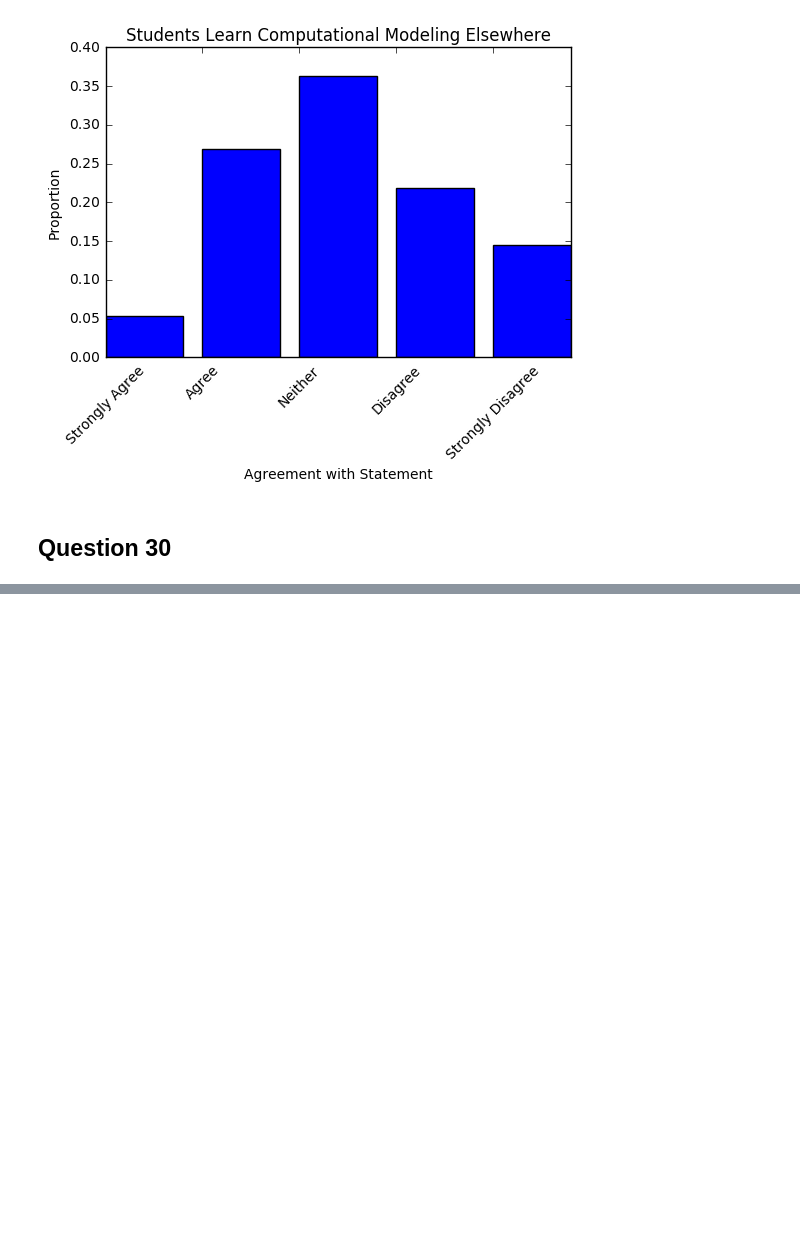
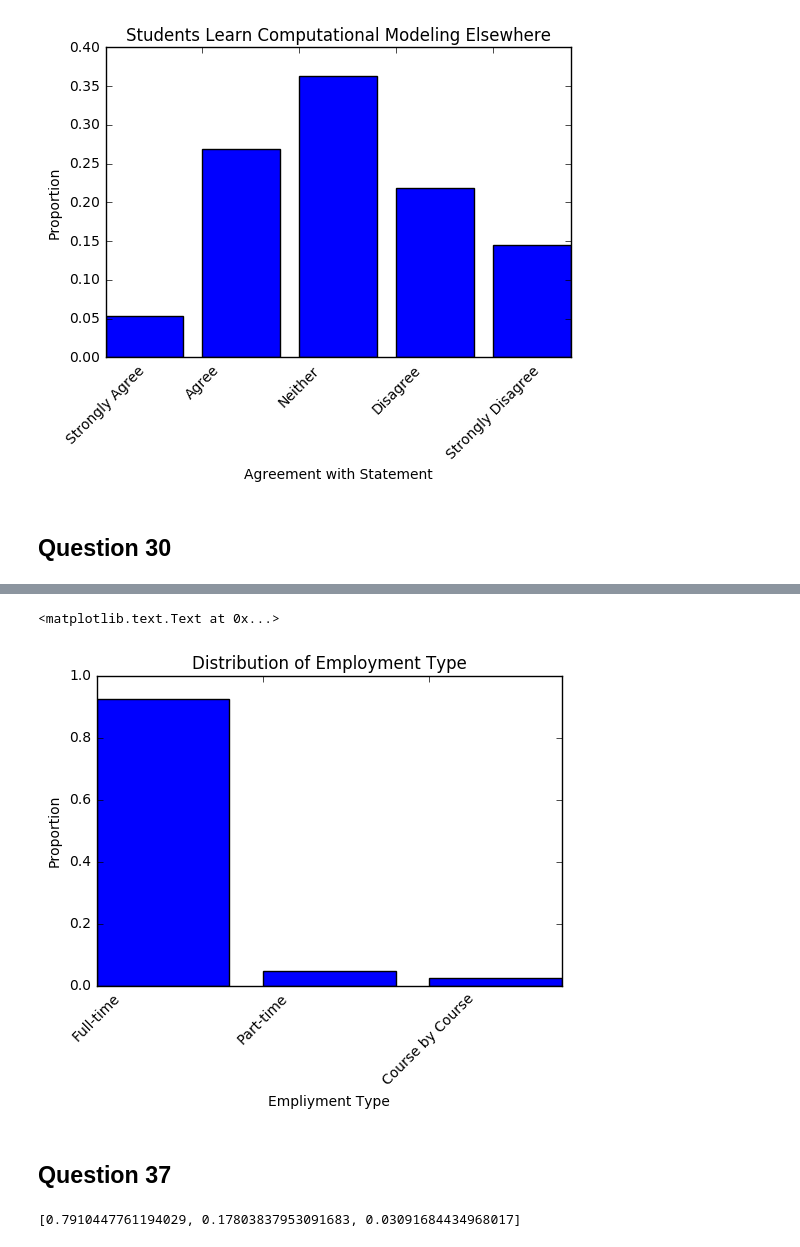
Before and after one commit to PERLMSU/Computational-Education-Data, a Jupyter notebook: Computation data.ipynb, the cells around one changed output, grey strips where cells are left out. Cells and saved outputs as stored; diff of their text form; code cells hidden in the pictures; blank space fills up the shorter version.

```diff
--- a/Computation data.ipynb
+++ b/Computation data.ipynb
@@ -1828,0 +1914,34 @@ print(Feild_High_Deg_Dist)
+# %%
+Ans35 = ['Full-time', 'Part-time', 'Course by Course']
+Tick35 = [1,2,3]
+Ans35_dist = Emp_Stat_Dist
+plt.xticks(Tick35, Ans35, rotation=45)
+plt.bar(Tick35, Ans35_dist)
+plt.title('Distribution of Employment Type')
+plt.ylabel('Proportion')
+plt.xlabel('Empliyment Type')
+# %% [output]
+<matplotlib.text.Text at 0x...>
+[figure, added]
+# %% [markdown]
+## Question 37
+# %%
+Gender = []
+#Collumn FO
+for row in data.values[:,170]:
+    Gender.append(row)
+#What is your Gender
+Ans37_Tot = Gender.count("Male")+Gender.count("Female")+Gender.count("Prefer not to respond")
+Gender_Dist = []
+Gender_Male = Gender.count("Male")
+Prop_Gender_Male = Gender_Male/(Ans37_Tot)
+Gender_Dist.append(Prop_Gender_Male)
+Gender_Female = Gender.count("Female")
+Prop_Gender_Female = Gender_Female/(Ans37_Tot)
+Gender_Dist.append(Prop_Gender_Female)
+Gender_Pref_NA = Gender.count("Prefer not to respond")
+Prop_Gender_Pref_NA = Gender_Pref_NA/(Ans37_Tot)
+Gender_Dist.append(Prop_Gender_Pref_NA)
+print(Gender_Dist)
+# %% [output]
+[0.7910447761194029, 0.17803837953091683, 0.03091684434968017]
```
Also changed, not shown: parts of 8 cells of this notebook.
